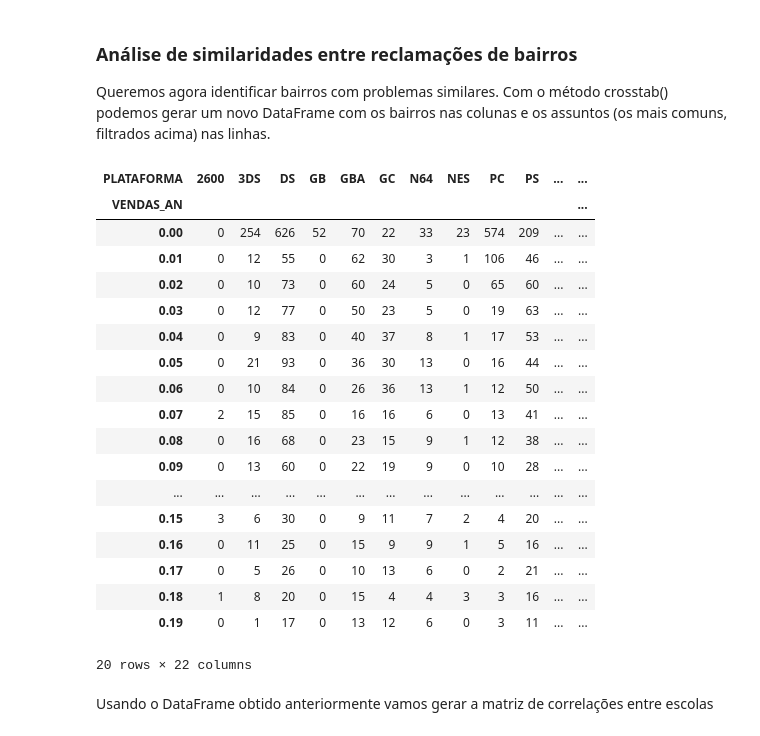
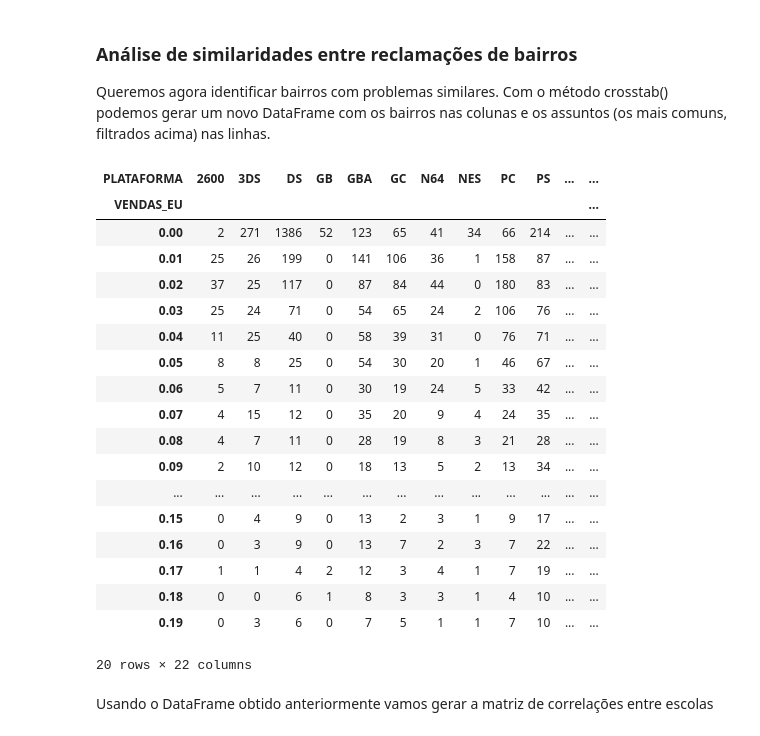
Before and after one commit to Felip-Oliv/Data_Cience, a Jupyter notebook: analise exploratoria/Análise Exploratória.ipynb, the cells around one changed output. Saved outputs shown, nothing was run; the diff lists cells and outputs as text; code cells hidden in the pictures.

```diff
--- a/analise exploratoria/Análise Exploratória.ipynb
+++ b/analise exploratoria/Análise Exploratória.ipynb
@@ -172,27 +172,27 @@ df_plat
 
 Queremos agora identificar bairros com problemas similares. Com o método crosstab() podemos gerar um novo DataFrame com os bairros nas colunas e os assuntos (os mais comuns, filtrados acima) nas linhas.
 # %%
-df_cross = pd.crosstab(df_plat.VENDAS_AN, df_plat.PLATAFORMA)
+df_cross = pd.crosstab(df_plat.VENDAS_EU, df_plat.PLATAFORMA)
 df_cross.head(20)
 # %% [output]
 | PLATAFORMA | 2600 | 3DS | DS | GB | GBA | GC | N64 | NES | PC | PS | ... | ... |
-| VENDAS_AN |  |  |  |  |  |  |  |  |  |  |  | ... |
-| 0.00 | 0 | 254 | 626 | 52 | 70 | 22 | 33 | 23 | 574 | 209 | ... | ... |
-| 0.01 | 0 | 12 | 55 | 0 | 62 | 30 | 3 | 1 | 106 | 46 | ... | ... |
-| 0.02 | 0 | 10 | 73 | 0 | 60 | 24 | 5 | 0 | 65 | 60 | ... | ... |
-| 0.03 | 0 | 12 | 77 | 0 | 50 | 23 | 5 | 0 | 19 | 63 | ... | ... |
-| 0.04 | 0 | 9 | 83 | 0 | 40 | 37 | 8 | 1 | 17 | 53 | ... | ... |
-| 0.05 | 0 | 21 | 93 | 0 | 36 | 30 | 13 | 0 | 16 | 44 | ... | ... |
-| 0.06 | 0 | 10 | 84 | 0 | 26 | 36 | 13 | 1 | 12 | 50 | ... | ... |
-| 0.07 | 2 | 15 | 85 | 0 | 16 | 16 | 6 | 0 | 13 | 41 | ... | ... |
-| 0.08 | 0 | 16 | 68 | 0 | 23 | 15 | 9 | 1 | 12 | 38 | ... | ... |
-| 0.09 | 0 | 13 | 60 | 0 | 22 | 19 | 9 | 0 | 10 | 28 | ... | ... |
+| VENDAS_EU |  |  |  |  |  |  |  |  |  |  |  | ... |
+| 0.00 | 2 | 271 | 1386 | 52 | 123 | 65 | 41 | 34 | 66 | 214 | ... | ... |
+| 0.01 | 25 | 26 | 199 | 0 | 141 | 106 | 36 | 1 | 158 | 87 | ... | ... |
+| 0.02 | 37 | 25 | 117 | 0 | 87 | 84 | 44 | 0 | 180 | 83 | ... | ... |
+| 0.03 | 25 | 24 | 71 | 0 | 54 | 65 | 24 | 2 | 106 | 76 | ... | ... |
+| 0.04 | 11 | 25 | 40 | 0 | 58 | 39 | 31 | 0 | 76 | 71 | ... | ... |
+| 0.05 | 8 | 8 | 25 | 0 | 54 | 30 | 20 | 1 | 46 | 67 | ... | ... |
+| 0.06 | 5 | 7 | 11 | 0 | 30 | 19 | 24 | 5 | 33 | 42 | ... | ... |
+| 0.07 | 4 | 15 | 12 | 0 | 35 | 20 | 9 | 4 | 24 | 35 | ... | ... |
+| 0.08 | 4 | 7 | 11 | 0 | 28 | 19 | 8 | 3 | 21 | 28 | ... | ... |
+| 0.09 | 2 | 10 | 12 | 0 | 18 | 13 | 5 | 2 | 13 | 34 | ... | ... |
 | ... | ... | ... | ... | ... | ... | ... | ... | ... | ... | ... | ... | ... |
-| 0.15 | 3 | 6 | 30 | 0 | 9 | 11 | 7 | 2 | 4 | 20 | ... | ... |
-| 0.16 | 0 | 11 | 25 | 0 | 15 | 9 | 9 | 1 | 5 | 16 | ... | ... |
-| 0.17 | 0 | 5 | 26 | 0 | 10 | 13 | 6 | 0 | 2 | 21 | ... | ... |
-| 0.18 | 1 | 8 | 20 | 0 | 15 | 4 | 4 | 3 | 3 | 16 | ... | ... |
-| 0.19 | 0 | 1 | 17 | 0 | 13 | 12 | 6 | 0 | 3 | 11 | ... | ... |
+| 0.15 | 0 | 4 | 9 | 0 | 13 | 2 | 3 | 1 | 9 | 17 | ... | ... |
+| 0.16 | 0 | 3 | 9 | 0 | 13 | 7 | 2 | 3 | 7 | 22 | ... | ... |
+| 0.17 | 1 | 1 | 4 | 2 | 12 | 3 | 4 | 1 | 7 | 19 | ... | ... |
+| 0.18 | 0 | 0 | 6 | 1 | 8 | 3 | 3 | 1 | 4 | 10 | ... | ... |
+| 0.19 | 0 | 3 | 6 | 0 | 7 | 5 | 1 | 1 | 7 | 10 | ... | ... |
 20 rows × 22 columns
 # %% [markdown]
 Usando o DataFrame obtido anteriormente vamos gerar a matriz de correlações entre escolas
```
Also changed, not shown: parts of 5 cells of this notebook.
